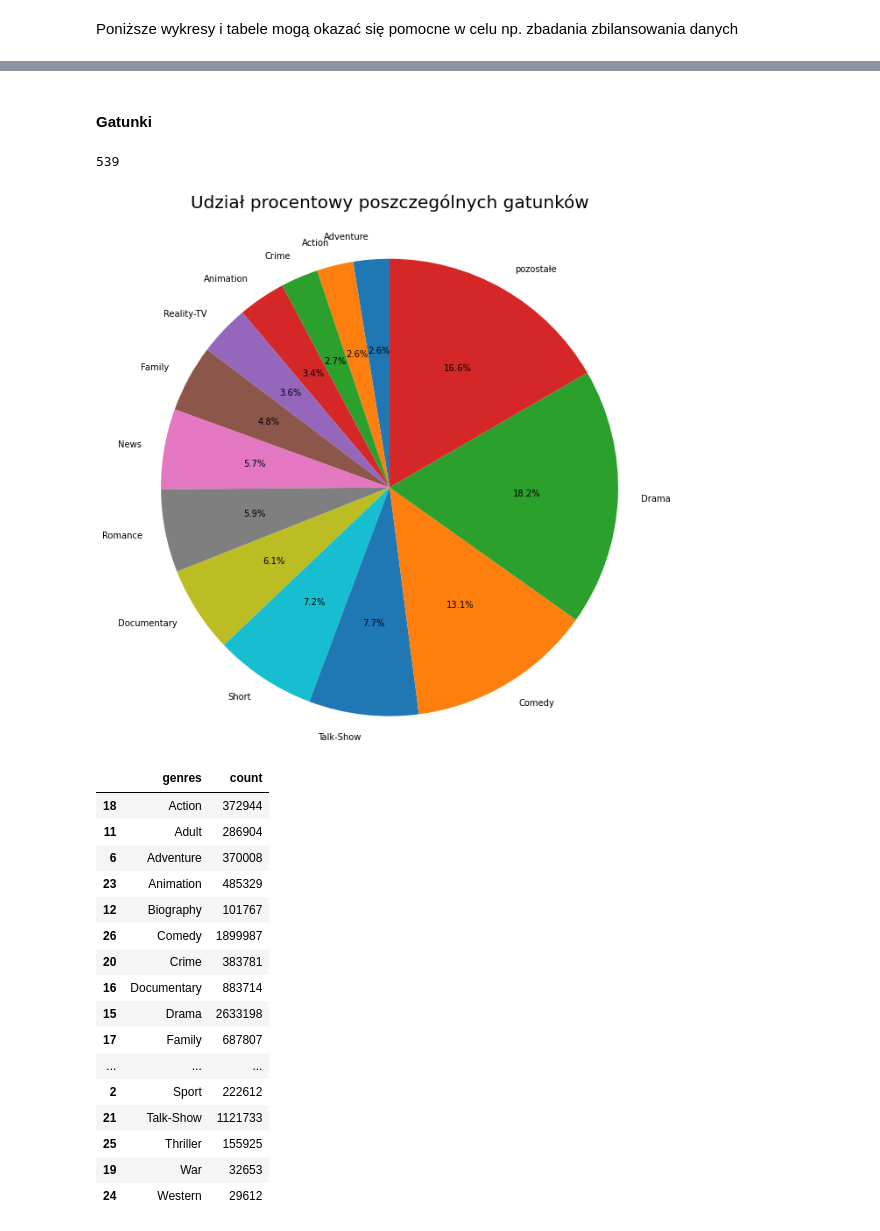
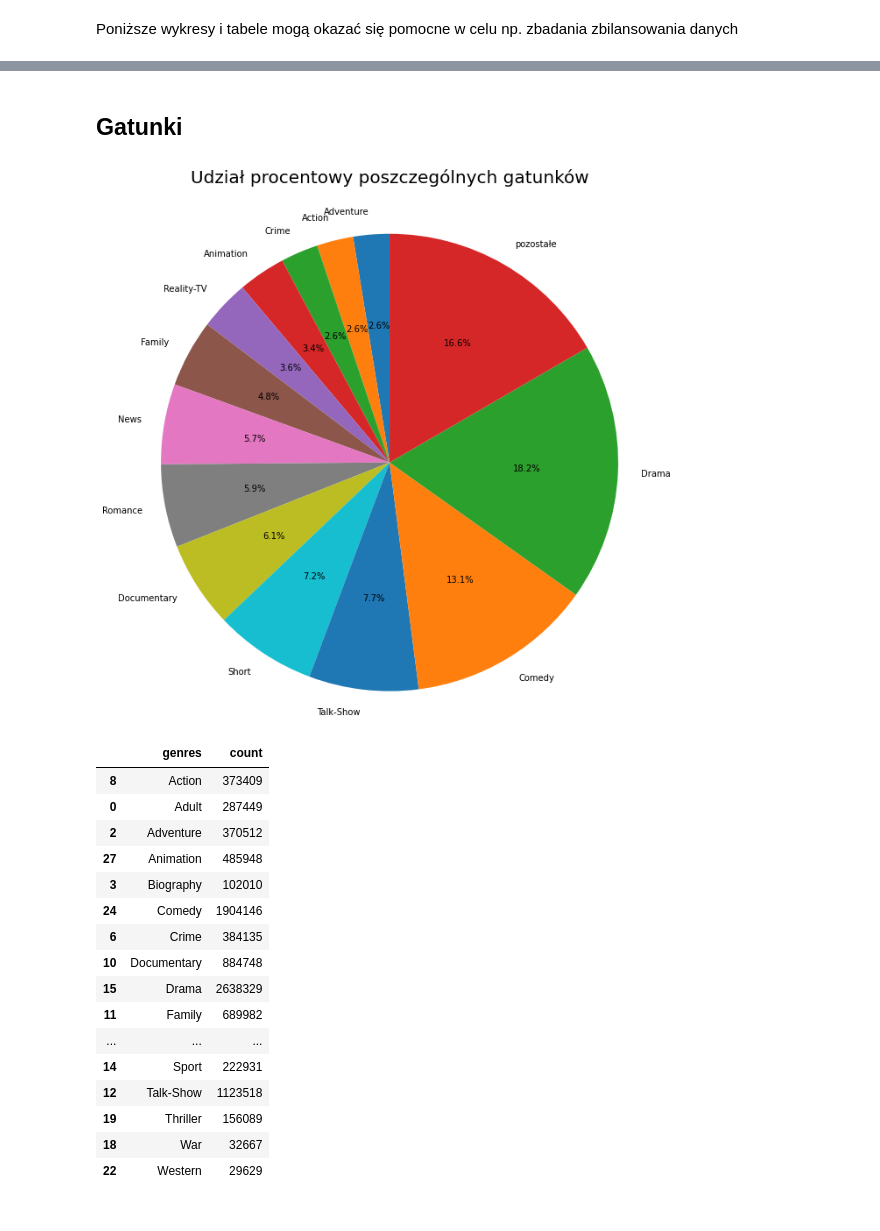
Before and after one commit to PiotrMaciejKowalski/BigData2022-films, a Jupyter notebook: colabs/Pierwsze_wnioski_z_data_setu.ipynb, the cells around one changed output, grey strips where cells are left out. Saved outputs shown, nothing was run; the diff lists cells and outputs as text; code cells hidden in the pictures.

```diff
--- a/colabs/Pierwsze_wnioski_z_data_setu.ipynb
+++ b/colabs/Pierwsze_wnioski_z_data_setu.ipynb
@@ -266,5 +279,5 @@ data_start_year_count_pd.plot(x = "startYear",
 # %%
-runtime_count = title_basics.groupBy("runtimeMinutes").count()
+runtime_count = title_basics.filter(F.col("runtimeMinutes").cast("int").isNotNull()).groupBy("runtimeMinutes").count()
 runtime_count_pd = runtime_count.toPandas()
 
 intervals = [[[0,10],0]]
@@ -273,7 +286,6 @@ for i in range(1,18):
 intervals.append([[181,1000000],0])
 
 runtime_count_np = runtime_count_pd.sort_values(by = ["runtimeMinutes"]).to_numpy()
-runtime_count_np = runtime_count_np[0:len(runtime_count_np)-7]
 
 for i in range(len(runtime_count_np)):
   for k in range(len(intervals)):
@@ -282,15 +294,15 @@ for i in range(len(runtime_count_np)):
 
 for k in range(len(intervals)):
   intervals[k][0] = str(intervals[k][0])
-np.transpose(intervals)[0]
+
 intervals_pd = pd.DataFrame(intervals, columns = ["interval","count"])
 
 index = list(range(len(intervals_pd)))
 intervals_pd["index"] = index
 
-g1 = pn.ggplot(intervals_pd) + pn.aes(x = 'reorder(interval, index )', y = "count" ) +  pn.geom_col(fill = "cornflowerblue")+ pn.theme(
+g2 = pn.ggplot(intervals_pd) + pn.aes(x = 'reorder(interval, index )', y = "count" ) +  pn.geom_col(fill = "cornflowerblue")+ pn.theme(
 figure_size=(20 ,5)) +pn.ggtitle('Liczba produkcji, których czas trwania mieści się w poszczególnych przedziałach') + pn.xlab("przedział")
-g1.draw()
+g2.draw()
 
 display(intervals_pd.drop(['index'], axis=1))
 # %% [output]
@@ -333,12 +345,10 @@ display(pd.DataFrame(data = {"rodzaj" : ['Dla dorosłych', 'Pozostałe'], "count
 # %%
 rate_count = title_ratings.drop("tconst").groupBy("averageRating").count()
-rate_count_pd = rate_count.toPandas()
+rate_count_np = rate_count.toPandas().to_numpy()
 
 intervals_1 = [[[1,1.5],0]]
 for i in range(3,20):
   intervals_1.append([[i/2 + 0.1,(i+1)/2],0])
-
-rate_count_np = rate_count_pd.to_numpy()
 
 for i in range(len(rate_count_np)):
   for k in range(len(intervals_1)):
@@ -350,9 +360,9 @@ for k in range(len(intervals_1)):
 
 intervals_1_pd = pd.DataFrame(intervals_1, columns = ["interval","count"])
 
-g1 = pn.ggplot(intervals_1_pd) + pn.aes(x = "interval", y = "count" ) +  pn.geom_col(fill = "cornflowerblue")+ pn.theme(
+g3 = pn.ggplot(intervals_1_pd) + pn.aes(x = "interval", y = "count" ) +  pn.geom_col(fill = "cornflowerblue")+ pn.theme(
 figure_size=(20 ,5)) + pn.ggtitle('Liczba produkcji, których ocena mieści się w poszczególnych przedziałach') + pn.xlab("przedział")
-g1.draw()
+g3.draw()
 
 display(intervals_1_pd)
 # %% [output]
@@ -401,63 +411,53 @@ display(data_title_type_count_pd)
 [figure]
 # %% [markdown]
-#### Gatunki
+## Gatunki
 # %%
-data_genres_count = title_basics.groupBy("genres").count()
-data_genres_count_pd = data_genres_count.toPandas()
-
-data_genres_count_np = data_genres_count_pd.to_numpy()
-
-for k in range(len(data_genres_count_np)):
-  if data_genres_count_np[k][0] == None:
-    print(k)
+data_genres_count = title_basics.filter(F.col('genres') != "\\N").groupBy("genres").count()
+data_genres_count_np = data_genres_count.toPandas().to_numpy()
 
 genres_list = []
 for k in range(len(data_genres_count_np)):
   if data_genres_count_np[k][0] != None:
     for i in range(len(data_genres_count_np[k][0].split(','))):
       genres_list.append(data_genres_count_np[k][0].split(',')[i])
 
 genres_list = list(set(genres_list))
-genres_list.remove('\\N')
 
 for i in range(len(genres_list)):
   genres_list[i] = [genres_list[i],0]
-
-for i in range(len(genres_list)):
   for k in range(len(data_genres_count_np)):
     if data_genres_count_np[k][0] != None:
       if genres_list[i][0] in data_genres_count_np[k][0].split(','):
         genres_list[i][1] = genres_list[i][1] + data_genres_count_np[k][1]
 
 genres_list_pd = pd.DataFrame(genres_list, columns = ['genres','count']).sort_values(by = ["genres"])
 
-drop_col_index = list(range(15))
+drop_col_index = list(range(15)) # ostatnie 15 gatunków z najmniejszą ilością produkcji figuruje na wykresie jako "pozostałe"
 drop_genres_list = genres_list_pd.sort_values(by = ["count"]).drop(genres_list_pd.sort_values(by = ["count"]).index[drop_col_index])
 
 drop_genres_list = drop_genres_list.append({'genres': 'pozostałe', 'count': int(genres_list_pd.sum()[1] - drop_genres_list.sum()[1])},ignore_index=True)
 
 plt.pie(drop_genres_list['count'], labels= drop_genres_list['genres'], autopct='%1.1f%%', radius = 3, startangle=90)
 plt.title("Udział procentowy poszczególnych gatunków",pad = 210, fontsize = 20)
 plt.show()
 
 display(genres_list_pd)
 # %% [output]
-539
 [figure]
 |  | genres | count |
-| 18 | Action | 372944 |
-| 11 | Adult | 286904 |
-| 6 | Adventure | 370008 |
-| 23 | Animation | 485329 |
-| 12 | Biography | 101767 |
-| 26 | Comedy | 1899987 |
-| 20 | Crime | 383781 |
-| 16 | Documentary | 883714 |
-| 15 | Drama | 2633198 |
-| 17 | Family | 687807 |
+| 8 | Action | 373409 |
+| 0 | Adult | 287449 |
+| 2 | Adventure | 370512 |
+| 27 | Animation | 485948 |
+| 3 | Biography | 102010 |
+| 24 | Comedy | 1904146 |
+| 6 | Crime | 384135 |
+| 10 | Documentary | 884748 |
+| 15 | Drama | 2638329 |
+| 11 | Family | 689982 |
 | ... | ... | ... |
-| 2 | Sport | 222612 |
-| 21 | Talk-Show | 1121733 |
-| 25 | Thriller | 155925 |
-| 19 | War | 32653 |
-| 24 | Western | 29612 |
+| 14 | Sport | 222931 |
+| 12 | Talk-Show | 1123518 |
+| 19 | Thriller | 156089 |
+| 18 | War | 32667 |
+| 22 | Western | 29629 |
```
Also changed, not shown: parts of 22 cells of this notebook.
